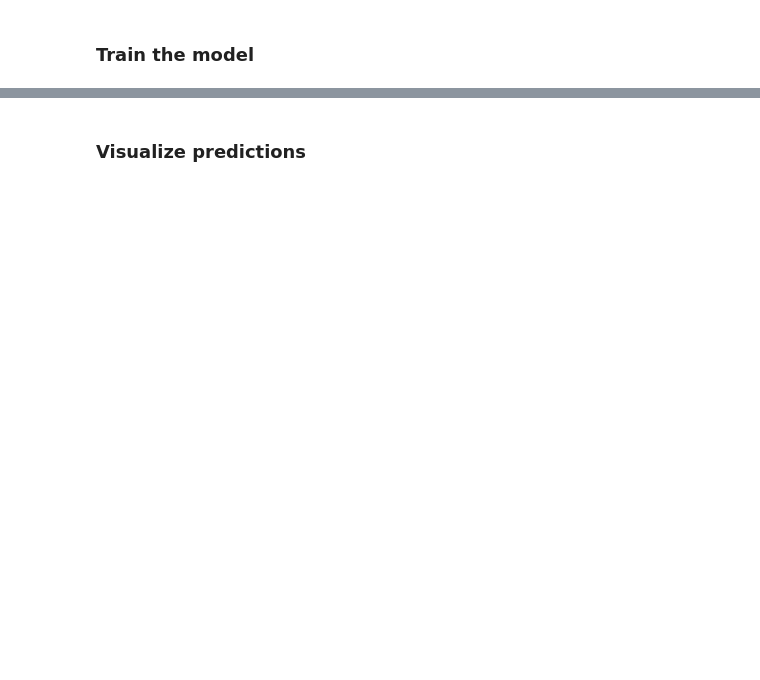
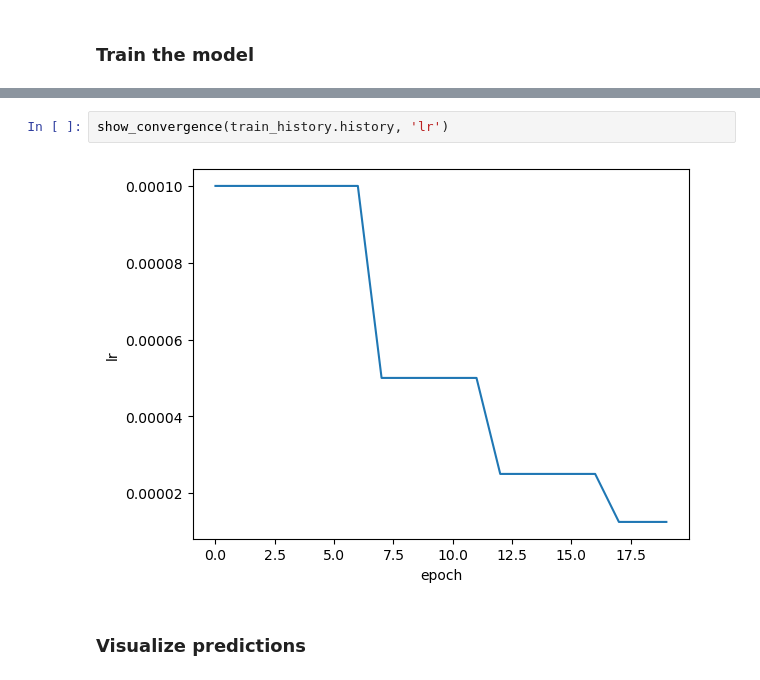
Before and after one commit to houjing08/Master_Thesis_2024, a Jupyter notebook: Kingsley/Code/oxford_pets.ipynb, the cells around one changed output, grey strips where cells are left out. Cells and saved outputs as stored; diff of their text form; blank space fills up the shorter version.

```diff
--- a/Kingsley/Code/oxford_pets.ipynb
+++ b/Kingsley/Code/oxford_pets.ipynb
@@ -194,3 +225,7 @@ conf.execute_training(
+# %%
+show_convergence(train_history.history, 'lr')
+# %% [output]
+[figure, added]
 # %% [markdown]
 ### Visualize predictions
 # %%
```
Also changed, not shown: parts of 13 cells of this notebook.
